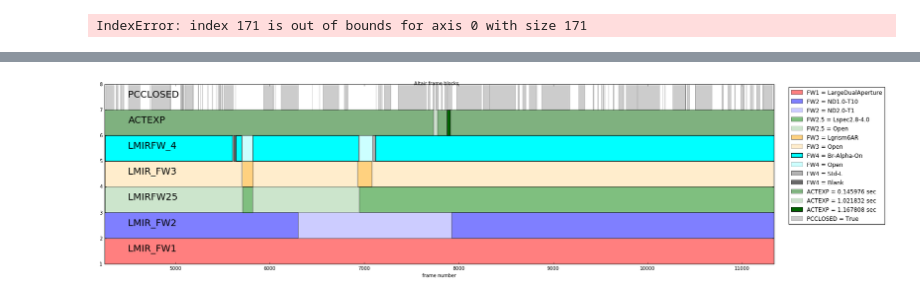
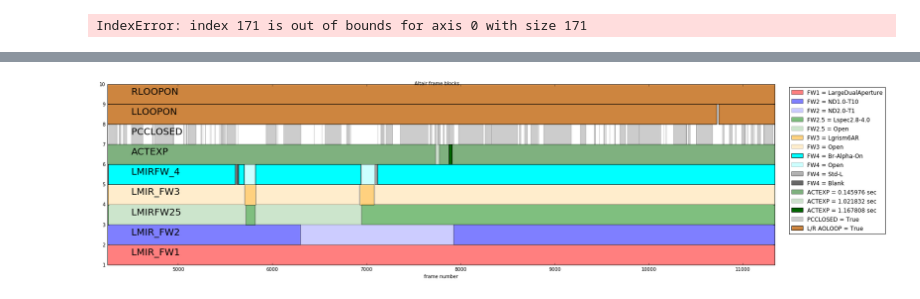
Before and after one commit to mwanakijiji/lbti_altair_fizeau, a Jupyter notebook: meta_data_block_diagram.ipynb, the cells around one changed output, grey strips where cells are left out. Drawn from its saved outputs; the diff is of its cells as text; code cells hidden in the pictures.

Commit message:
Finding Altair data background limit

```diff
--- a/meta_data_block_diagram.ipynb
+++ b/meta_data_block_diagram.ipynb
@@ -21,6 +20,7 @@ full_table = pd.read_csv('fizeau_altair_180507_metadata.csv')
 # sort table by frame number (a few are out of order)
 
 full_table.sort_values(["FRAMENUM"], inplace=True)
+full_table = full_table.reset_index(drop=True) # reset indices and don't keep the old ones
 # %%
 # print all keys
 
@@ -131,31 +136,49 @@ ax.fill_between(full_table["FRAMENUM"], 6, 7, where=full_table["ACTEXP"]==102183
 ax.fill_between(full_table["FRAMENUM"], 6, 7, where=full_table["ACTEXP"]==1167808, \
                 facecolor='darkgreen', label='ACTEXP = 1.167808 sec', alpha=1)
 ax.annotate('ACTEXP', xy=(4500, 6.5), size=20, xycoords='data')
 
 
 # Phase controlled
 ax.fill_between(full_table["FRAMENUM"], 7, 8, where=full_table["PCCLOSED"]==1, \
                 facecolor='black', label='PCCLOSED = True', alpha=0.2)
 ax.annotate('PCCLOSED', xy=(4500, 7.5), size=20, xycoords='data')
 
+# SX AO loop
+ax.fill_between(full_table["FRAMENUM"], 8, 9, where=full_table["LLOOPON"]==1, \
+                facecolor='peru', label='L/R AOLOOP = True', alpha=1)
+ax.annotate('LLOOPON', xy=(4500, 8.5), size=20, xycoords='data')
+
+# SX AO loop
+ax.fill_between(full_table["FRAMENUM"], 9, 10, where=full_table["RLOOPON"]==1, \
+                facecolor='peru', alpha=1)
+ax.annotate('RLOOPON', xy=(4500, 9.5), size=20, xycoords='data')
+
+# test
+'''
+ax.fill_between(full_table["FRAMENUM"], 10, 11, where=full_table["RWCCDBIN"]==1, \
+                facecolor='peru', alpha=1)
+#ax.annotate('RLOOPON', xy=(4500, 9.5), size=20, xycoords='data')
+'''
+
 # target
 '''
 ax.fill_between(full_table["framenum"], 2, 3, where=full_table["OBJNAME"]=="ac her", facecolor='orange', alpha=0.5)
 ax.fill_between(full_table["framenum"], 2, 3, where=full_table["OBJNAME"]=="AC Her", facecolor='orange', alpha=0.5)
 ax.fill_between(full_table["framenum"], 2, 3, where=full_table["OBJNAME"]=="hd 167275", facecolor='purple', alpha=0.5)
 ax.fill_between(full_table["framenum"], 2, 3, where=full_table["OBJNAME"]=="HD167275", facecolor='purple', alpha=0.5)
 ax.fill_between(full_table["framenum"], 2, 3, where=full_table["OBJNAME"]=="HD166842", facecolor='yellow', alpha=0.5)
 ax.fill_between(full_table["framenum"], 3, 4, where=full_table["ITIME"]==0.029252, facecolor='green', alpha=0.5)
 ax.fill_between(full_table["framenum"], 3, 4, where=full_table["ITIME"]==0.058504, facecolor='grey', alpha=0.5)
 '''
 
 ax.legend(loc='upper right', bbox_to_anchor=(1.17, 1))
 
 plt.xlim([4249,11335])
 plt.suptitle("Altair frame blocks")
 plt.xlabel("frame number")
 plt.tight_layout()
+#plt.axvline(x=6302) # for checking
 plt.savefig("junk.pdf", bbox_inches='tight')
 #plt.show()
 # %% [output]
-[figure, old version]
+[figure, new version]
```
Also changed, not shown: parts of 2 cells of this notebook, 2 other files.
